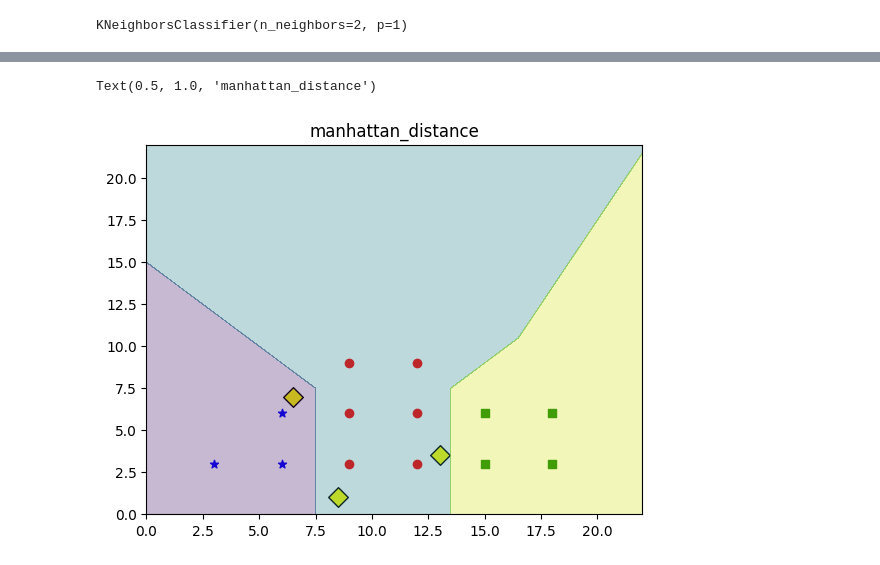
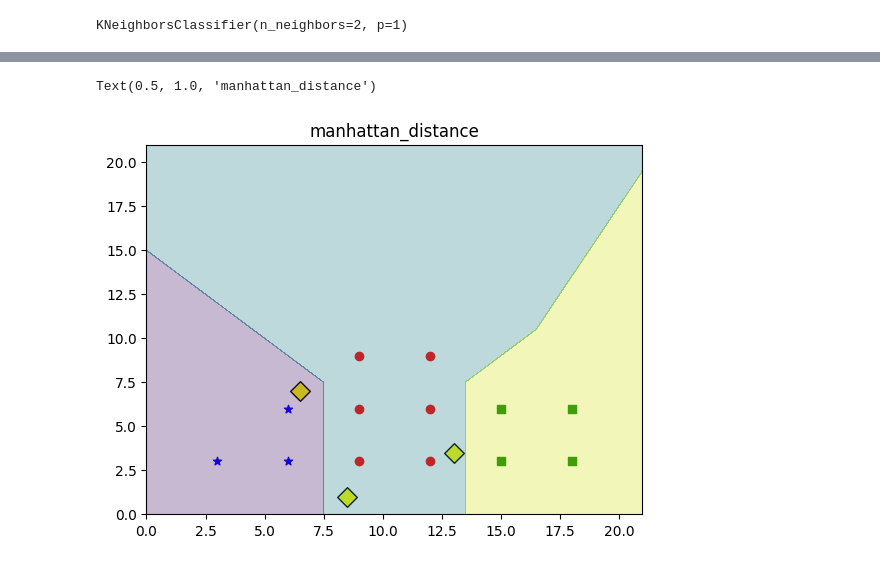
Before and after one commit to Qinanb/AIDome, a Jupyter notebook: Machine Learning/Day1.ipynb, the cells around one changed output, grey strips where cells are left out. Saved outputs shown, nothing was run; the diff lists cells and outputs as text; code cells hidden in the pictures.

```diff
--- a/Machine Learning/Day1.ipynb
+++ b/Machine Learning/Day1.ipynb
@@ -114,7 +114,7 @@ knn_clf_manhattan=KNeighborsClassifier(n_neighbors=1,p=2)
 
 knn_clf_manhattan.fit(np_train,np_label)
 # 定义xy轴范围
-axis=[0,22,0,22]
+axis=[0,21,0,21]
 # 分别采样100个点
 x_points=(axis[1]-axis[0])*100
 y_points=(axis[3]-axis[2])*100
@@ -144,31 +144,31 @@ points_pre=knn_clf_manhattan.predict(points)
 points_pre=points_pre.reshape(x.shape)
 new_pre = knn_clf_manhattan.predict(new_points)
 
  # 绘制散点图
 # 取出类别为0的数据
 x0=np_train[np_label==0,0]
 y0=np_train[np_label==0,1]
 
 # 取出类别为1的数据
 x1=np_train[np_label==1,0]
 y1=np_train[np_label==1,1]
 
 # 取出类别为2的数据
 x2=np_train[np_label==2,0]
 y2=np_train[np_label==2,1]
 
 # 绘制0类别的样本散点图
 plt.scatter(x0,y0,color='blue',label='class0',marker='*')
 # 绘制1类别的样本散点图
 plt.scatter(x1,y1,color='red',label='class1',marker='o')
 # 绘制2类别的样本散点图
 plt.scatter(x2,y2,color='green',label='class2',marker='s')
 
 plt.scatter(new_points[:, 0], new_points[:, 1],
             c='yellow', marker='D', s=100, edgecolors='black')
 
 qc=plt.contourf(x,y,points_pre,alpha=0.3)
 plt.title('manhattan_distance')
 # %% [output]
 Text(0.5, 1.0, 'manhattan_distance')
-[figure, old version]
+[figure, new version]
```
Also changed, not shown: parts of 2 cells of this notebook.
